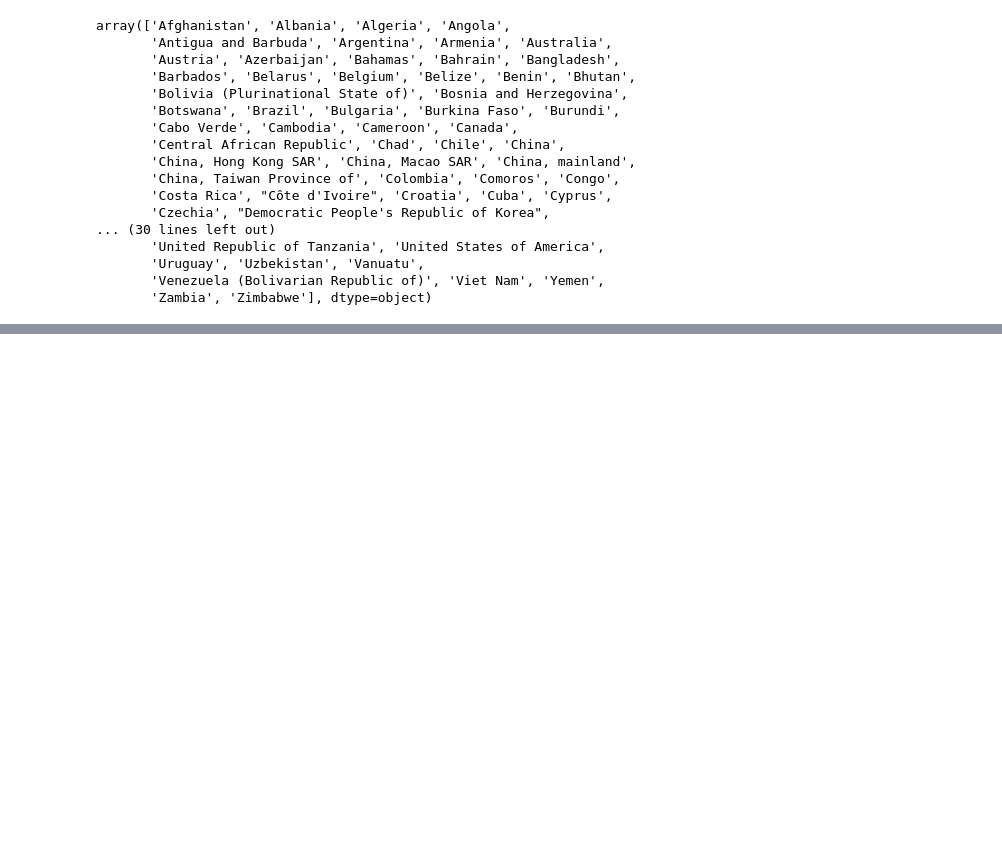
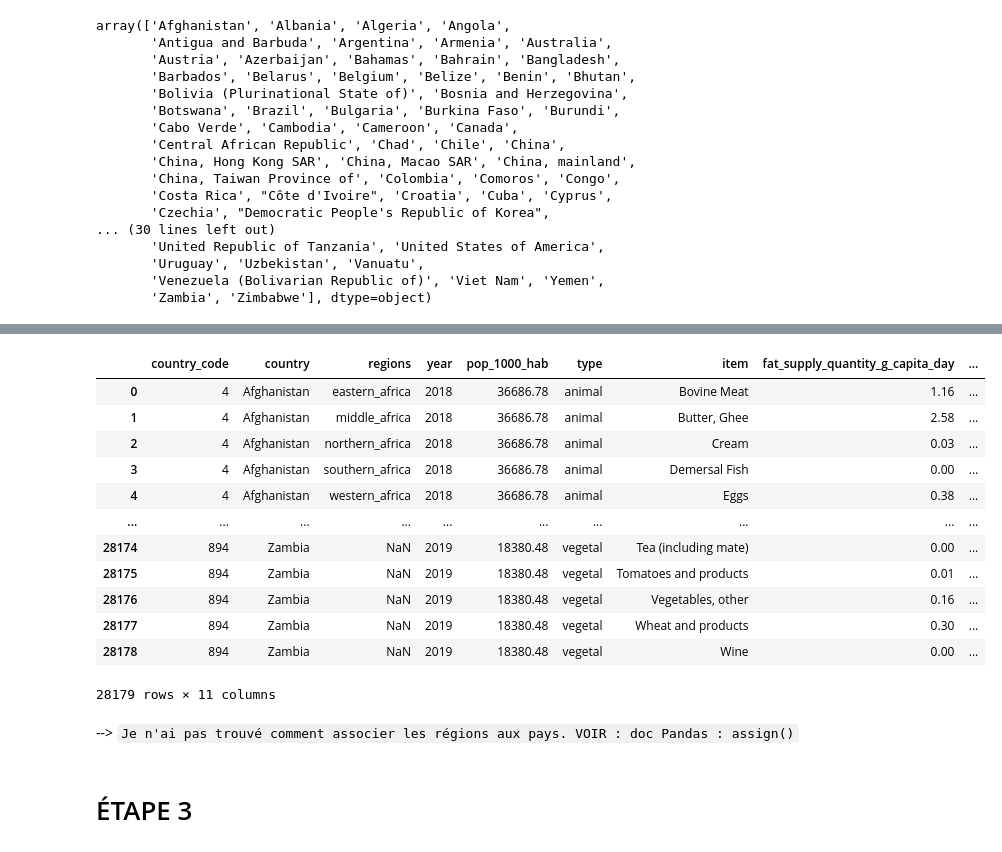
Before and after one commit to Hamza-Benhammou/brief_data_CCH, a Jupyter notebook: my_draft.ipynb, the cells around one changed output, grey strips where cells are left out. Drawn from its saved outputs; the diff is of its cells as text; code cells hidden in the pictures; blank space fills up the shorter version.

```diff
--- a/my_draft.ipynb
+++ b/my_draft.ipynb
@@ -259,0 +276,6 @@ array(['Afghanistan', 'Albania', 'Algeria', 'Angola',
+# %%
+
+df = df.pivot_table(index=['country_code', 'country', 'year', 'pop_1000_hab', 'type', 'item'],
+                    columns=['element'],
+                    values='value').reset_index()
+display(df)
@@ -259,0 +300,3 @@ array(['Afghanistan', 'Albania', 'Algeria', 'Angola',
+# %%
+df.columns = [title.lower().strip().replace(" ", "_").replace("(", "").replace(")", "").replace("/", "_") for title in df.columns]
+df.head()
@@ -259,0 +332,9 @@ array(['Afghanistan', 'Albania', 'Algeria', 'Angola',
+# %%
+df_reg = ['eastern_africa', 'middle_africa', 'northern_africa', 'southern_africa', 'western_africa',
+          'northern_america', 'central_america', 'caribbean', 'south_america', 'central_asia',
+          'eastern_asia', 'southern_asia', 'south_eastern_asia', 'western_asia', 'eastern_europe',
+          'northern_europe', 'southern_europe', 'western_europe', 'australia_new_zealand', 'melanesia',
+          'micronesia', 'polynesia']
+
+df['regions'] = pd.Series(df_reg)
+display(df)
@@ -259,0 +355,23 @@ array(['Afghanistan', 'Albania', 'Algeria', 'Angola',
+# %%
+df = df.reindex(columns=["country_code", "country", "regions", "year", "pop_1000_hab", "type", "item",
+                         "fat_supply_quantity_g_capita_day", "food_supply_kcal_capita_day",
+                         "food_supply_quantity_kg_capita_yr", "protein_supply_quantity_g_capita_day"])
+display(df)
+# %% [output]
+|  | country_code | country | regions | year | pop_1000_hab | type | item | fat_supply_quantity_g_capita_day | ... |
+| 0 | 4 | Afghanistan | eastern_africa | 2018 | 36686.78 | animal | Bovine Meat | 1.16 | ... |
+| 1 | 4 | Afghanistan | middle_africa | 2018 | 36686.78 | animal | Butter, Ghee | 2.58 | ... |
+| 2 | 4 | Afghanistan | northern_africa | 2018 | 36686.78 | animal | Cream | 0.03 | ... |
+| 3 | 4 | Afghanistan | southern_africa | 2018 | 36686.78 | animal | Demersal Fish | 0.00 | ... |
+| 4 | 4 | Afghanistan | western_africa | 2018 | 36686.78 | animal | Eggs | 0.38 | ... |
+| ... | ... | ... | ... | ... | ... | ... | ... | ... | ... |
+| 28174 | 894 | Zambia | NaN | 2019 | 18380.48 | vegetal | Tea (including mate) | 0.00 | ... |
+| 28175 | 894 | Zambia | NaN | 2019 | 18380.48 | vegetal | Tomatoes and products | 0.01 | ... |
+| 28176 | 894 | Zambia | NaN | 2019 | 18380.48 | vegetal | Vegetables, other | 0.16 | ... |
+| 28177 | 894 | Zambia | NaN | 2019 | 18380.48 | vegetal | Wheat and products | 0.30 | ... |
+| 28178 | 894 | Zambia | NaN | 2019 | 18380.48 | vegetal | Wine | 0.00 | ... |
+28179 rows × 11 columns
+# %% [markdown]
+--> `Je n'ai pas trouvé comment associer les régions aux pays. VOIR : doc Pandas : assign()`
+# %% [markdown]
+# ÉTAPE 3
```
Also changed, not shown: parts of 25 cells of this notebook.
